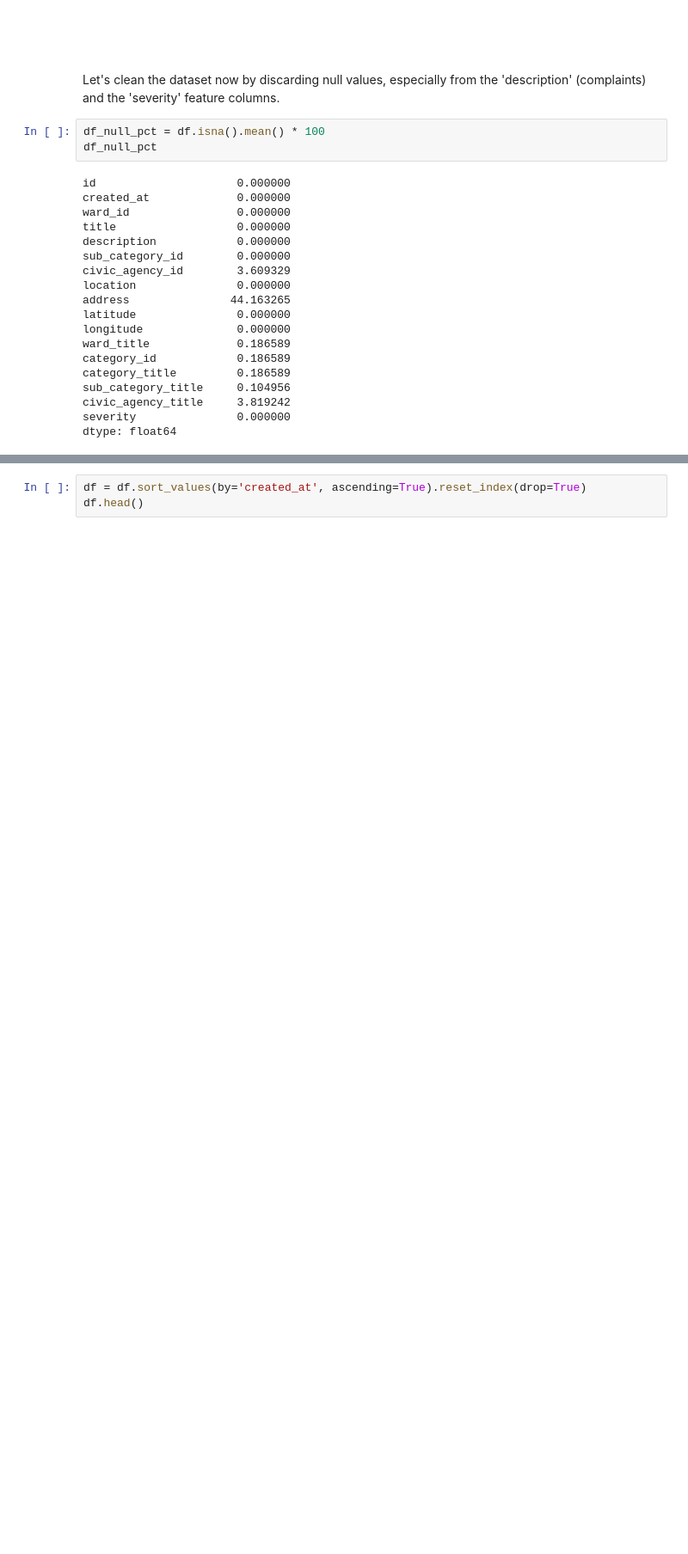
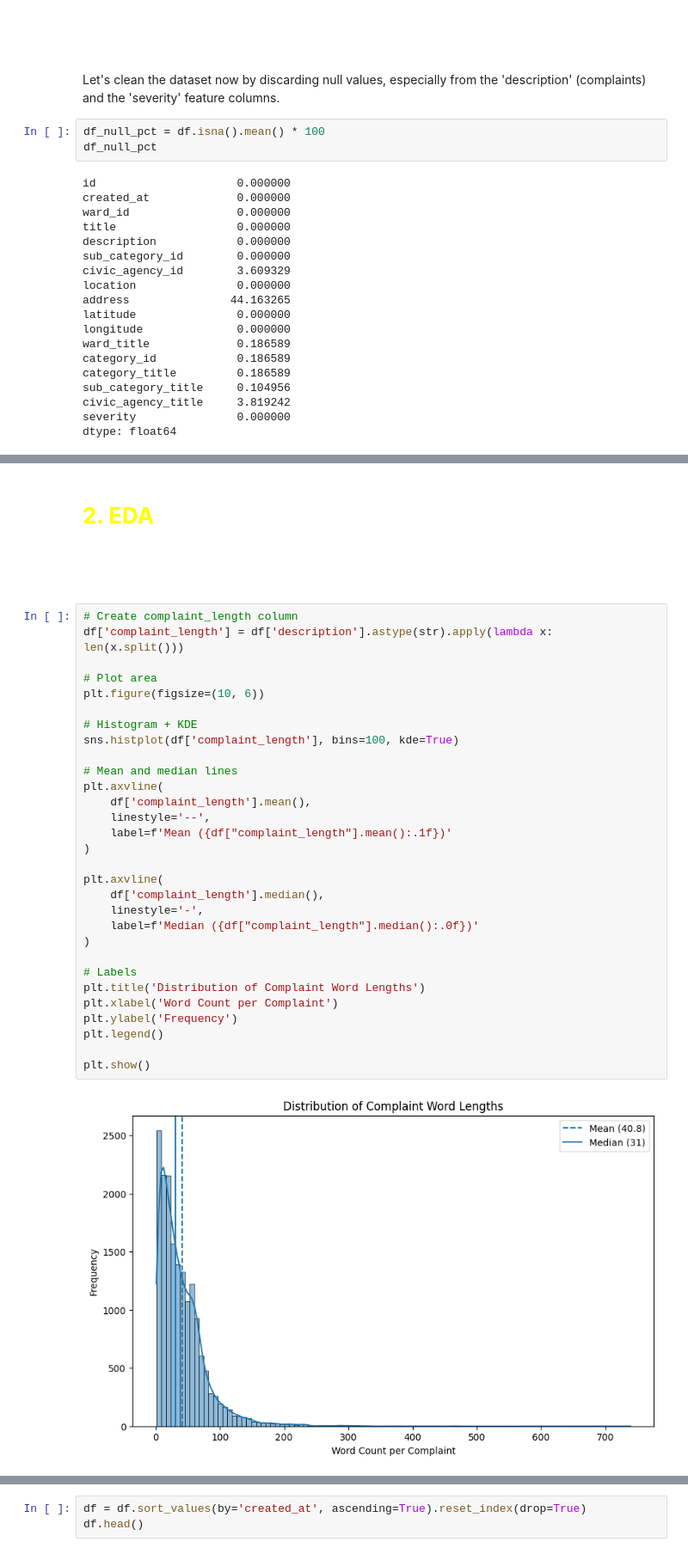
Before and after one commit to sandipan-ds/ai_grievance_system, a Jupyter notebook: notebook/ai_grievance_system.ipynb, the cells around one changed output, grey strips where cells are left out. Shown at 86% size. Drawn from its saved outputs; the diff is of its cells as text; blank space fills up the shorter version.

```diff
--- a/notebook/ai_grievance_system.ipynb
+++ b/notebook/ai_grievance_system.ipynb
@@ -204,0 +199,39 @@ df.head(1)
+# %% [markdown]
+<h1 style="color: yellow; font-weight: bold;">
+2. EDA
+</h1>
+# %% [markdown]
+<p style="color: white; font-size: 16px; font-style: italic;">
+2.1 Let's analyse the length of the words per severity category, so that we can verify if they can truly capture the severity of the situation in this case.
+# %%
+# Create complaint_length column
+df['complaint_length'] = df['description'].astype(str).apply(lambda x: len(x.split()))
+
+# Plot area
+plt.figure(figsize=(10, 6))
+
+# Histogram + KDE
+sns.histplot(df['complaint_length'], bins=100, kde=True)
+
+# Mean and median lines
+plt.axvline(
+    df['complaint_length'].mean(),
+    linestyle='--',
+    label=f'Mean ({df["complaint_length"].mean():.1f})'
+)
+
+plt.axvline(
+    df['complaint_length'].median(),
+    linestyle='-',
+    label=f'Median ({df["complaint_length"].median():.0f})'
+)
+
+# Labels
+plt.title('Distribution of Complaint Word Lengths')
+plt.xlabel('Word Count per Complaint')
+plt.ylabel('Frequency')
+plt.legend()
+
+plt.show()
+# %% [output]
+[figure, added]
```
Also changed, not shown: parts of 37 cells of this notebook, 33 other files.
